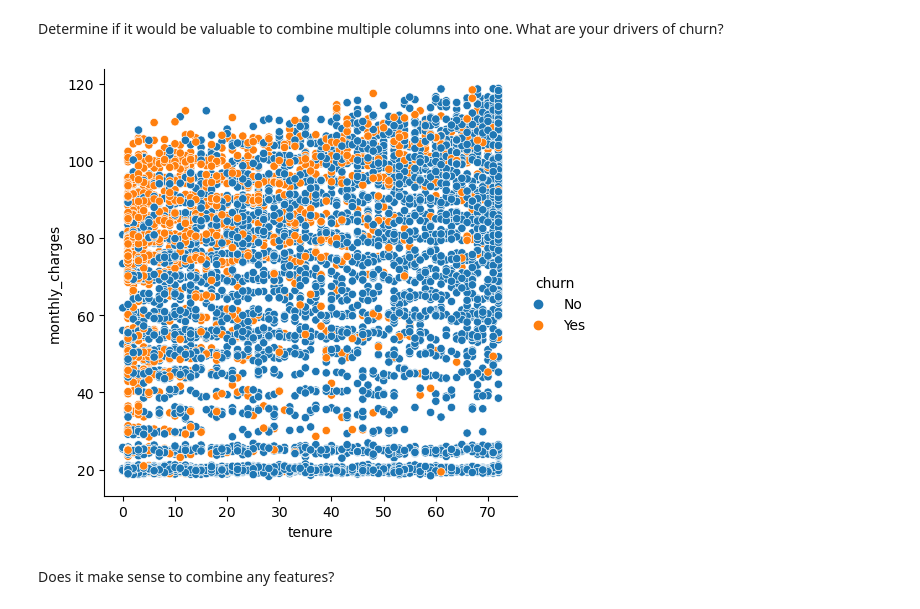
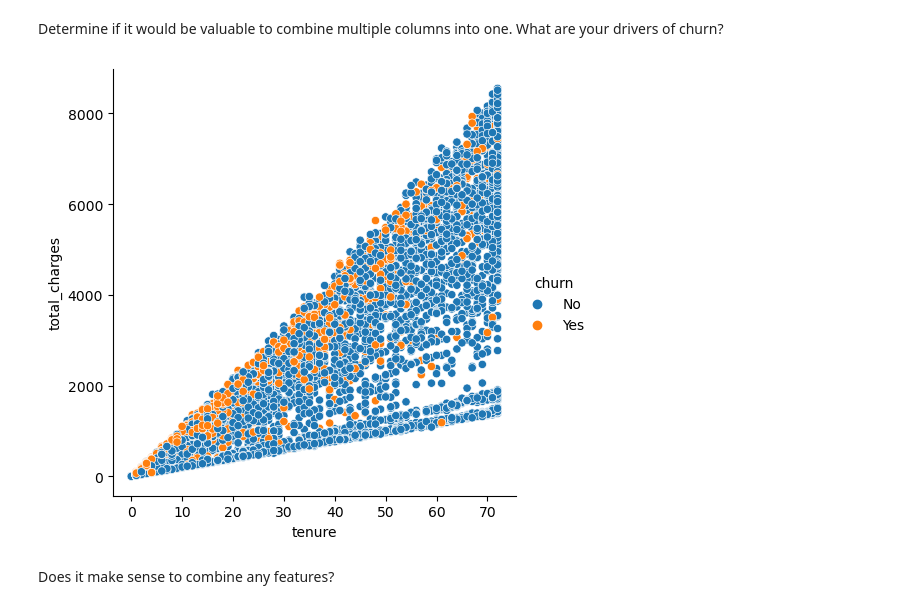
Before and after one commit to Bartholomew-Taylor/classification-exercises, a Jupyter notebook: Exploration_exercises.ipynb, the cells around one changed output. Cells and saved outputs as stored; diff of their text form; code cells hidden in the pictures.

```diff
--- a/Exploration_exercises.ipynb
+++ b/Exploration_exercises.ipynb
@@ -314,3 +346,5 @@ Determine if it would be valuable to bin some numeric columns
 telco_df.loc[telco_df.tenure.between(0,24, 'both'), 'tenure_group'] = 'short tenure'
 telco_df.loc[telco_df.tenure.between(24, 48, 'right'), 'tenure_group'] = 'two_four'
 telco_df.loc[telco_df.tenure.between(48,72, 'right'), 'tenure_group'] = 'four_three'
+telco_df['total_charges'] = (telco_df.tenure) * (telco_df.monthly_charges)
+telco_df.describe()
@@ -338,9 +382,9 @@ memory usage: 1.5+ MB
 Determine if it would be valuable to combine multiple columns into one.
 What are your drivers of churn?
 # %%
-sns.relplot(data=telco_df, x="tenure", y="monthly_charges", hue="churn")
+sns.relplot(data=telco_df, x="tenure", y="total_charges", hue="churn")
 plt.show()
 # %% [output]
-[figure, old version]
+[figure, new version]
 # %% [markdown]
 Does it make sense to combine any features?
```
Also changed, not shown: parts of 15 cells of this notebook, 1 other file.
